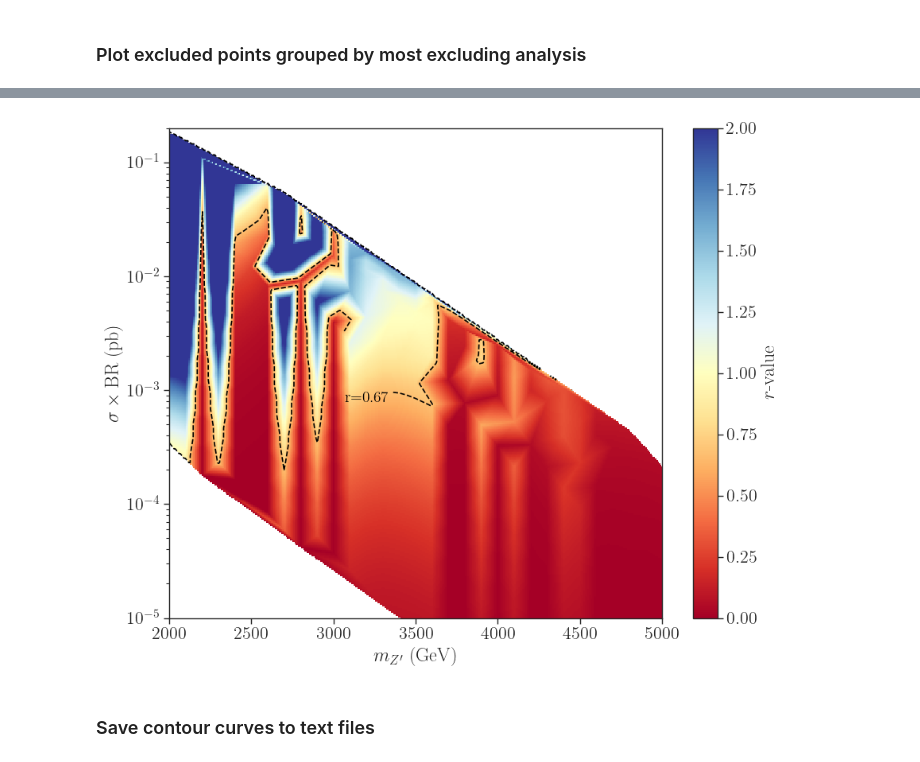
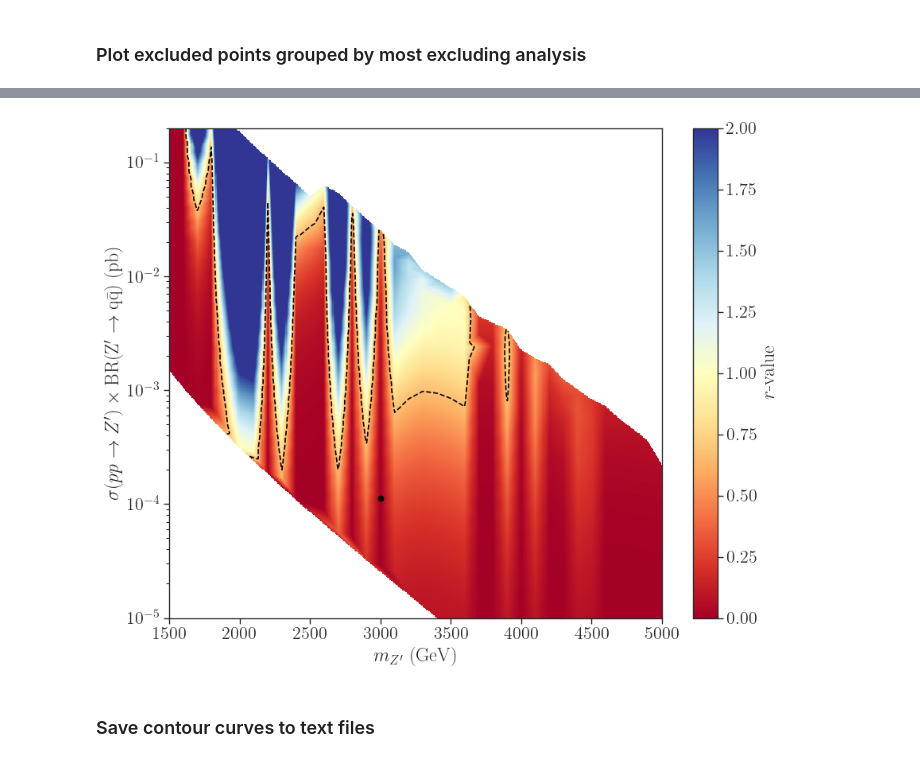
Before and after one commit to viniciusrocca/EFT_ToyModel, a Jupyter notebook: Z_prime_constraints/plotExclusion-SModelS-qq.ipynb, the cells around one changed output, grey strips where cells are left out. Drawn from its saved outputs; the diff is of its cells as text; code cells hidden in the pictures.

```diff
--- a/Z_prime_constraints/plotExclusion-SModelS-qq.ipynb
+++ b/Z_prime_constraints/plotExclusion-SModelS-qq.ipynb
@@ -320,15 +322,31 @@ y_norm = (y_log_raw - y_min) / (y_max - y_min)
 interp = LinearNDInterpolator(list(zip(x_norm, y_norm)), z_vals)
 
 # Create the dense grid and normalize IT too
-xi = np.linspace(2000, 5000, 400)
-yi_log = np.linspace(-5, 0.5, 400)
+xi = np.linspace(1500, 5000, 600)
+yi_log = np.linspace(-5, 0.5, 600)
 X, Y_log = np.meshgrid(xi, yi_log)
 
 X_norm = (X - x_min) / (x_max - x_min)
 Y_norm = (Y_log - y_min) / (y_max - y_min)
 
-# Apply Interpolation (Keep the nans here)
+# 4. Apply Interpolation
 Z = interp(X_norm, Y_norm)
+
+# ---------------------------------------------------------
+# NEW FIX: CROP THE CONVEX HULL ARTIFACT
+# ---------------------------------------------------------
+# 1. Create a DataFrame of just the raw coordinates
+df_boundary = pd.DataFrame({'x': x_raw, 'y': y_log_raw})
+
+# 2. Find the absolute highest cross-section (Y) for every single Mass (X) column
+upper_envelope = df_boundary.groupby('x')['y'].max().reset_index()
+
+# 3. Create a mathematical function that traces this jagged upper roof
+boundary_func = interp1d(upper_envelope['x'], upper_envelope['y'], kind='linear', fill_value='extrapolate')
+
+# 4. Apply the mask!
+# If any point in our dense grid (Y_log) is physically higher than the true data boundary at that mass (X), delete it.
+Z[Y_log > boundary_func(X)] = np.nan
 
 # ---------------------------------------------------------
 #  Extract Contours & Convert to Linear
@@ -406,27 +412,29 @@ Name: ExptRes.result0.r, Length: 480, dtype: float64
 # %%
 # ---------------------------------------------------------
 # Plotting
 # ---------------------------------------------------------
 plt.figure(figsize=(10, 8))
 ynew_linear = 10**yi_log
 cValues = sorted([ 1./1.5])
 # Use 'shading=auto' to ensure sharp boundaries
 mesh = plt.pcolormesh(xi, ynew_linear, Z, cmap=cm, vmin=0, vmax=2, shading='auto')
 plt.colorbar(mesh, label=r'$r$-value')
 
 # Plot the contours using the linear axes
-contours = plt.contour(xi, ynew_linear, z_filled, levels=cValues, colors='black', linestyles='dashed')
-plt.clabel(contours, inline=True, fontsize=14, fmt={1.0: 'r=1.0', 1./1.5: 'r=0.67'})
-
+contours = plt.contour(xi, ynew_linear, Z, levels=cValues, colors='black', linestyles='dashed')
+#plt.clabel(contours, inline=True, fontsize=14, fmt={1.0: 'r=1.0', 1./1.5: 'r=0.67'})
+#plt.axvline(x = 2500, color = 'pink')
 plt.yscale('log')
-plt.xlim(2000, 5000)
+plt.xlim(1500, 5000)
 plt.ylim(1e-5, 0.2)
 plt.xlabel(r'$m_{Z^\prime}$ (GeV)')
 plt.ylabel(r'$\sigma \times \rm{BR}$ (pb)')
+plt.ylabel(r'$\sigma(pp\to Z^\prime)\times\rm{BR}(Z^\prime \to q\bar{q})$ (pb)')
+plt.scatter([3000],[0.0026264* 2 * 2.153760e-02], color ='black')
 #plt.title(f'Top Dominant Regime ({ana})')
 plt.show()
 # %% [output]
-[figure, old version]
+[figure, new version]
 # %% [markdown]
 ### Save contour curves to text files
 # %%
```
Also changed, not shown: parts of 7 cells of this notebook, 7 other files.
